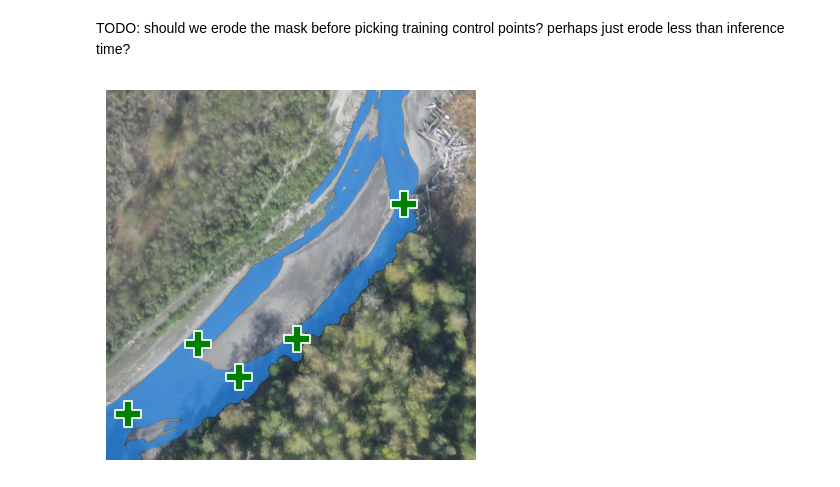
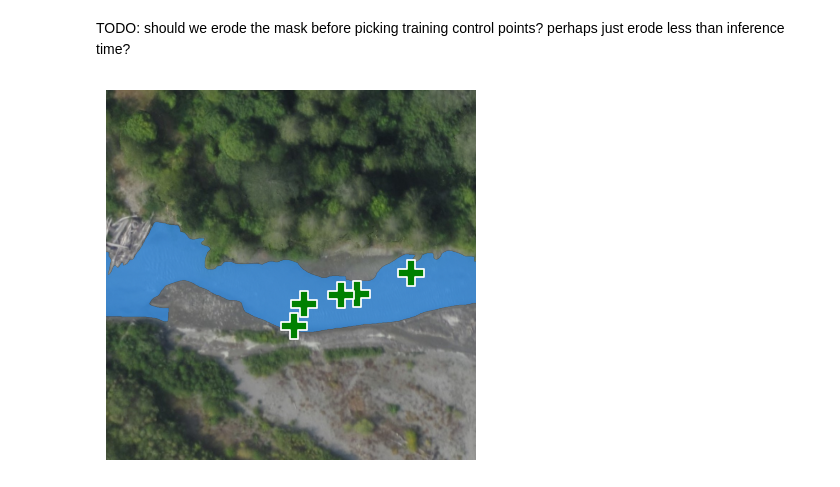
Before and after one commit to StefanTodoran/elwha-segmentation, a Jupyter notebook: book/chapters/masking.ipynb, the cells around one changed output. Cells and saved outputs as stored; diff of their text form; code cells hidden in the pictures.

Commit message:
major work on model training and eval, on data processing, and misc other

```diff
--- a/book/chapters/masking.ipynb
+++ b/book/chapters/masking.ipynb
@@ -26,7 +31,7 @@ The difference in reflectance then results in the contrast between the river and
 from datasets import load_dataset, Dataset
 
 # TODO: not sure if this is actually Dataset type, load_dataset can return one of many types
-dataset: Dataset = load_dataset("stodoran/elwha-segmentation-tiny", split="validation") # type: ignore
+dataset: Dataset = load_dataset("stodoran/elwha-segmentation-tiny", split="train") # type: ignore
 print(dataset)
 # %% [output]
 Dataset({
@@ -53,11 +58,11 @@ def showControlPoints(coords, labels, ax, marker_size=375):
     ax.scatter(pos_points[:, 0], pos_points[:, 1], color="green", marker="P", s=marker_size, edgecolor="white", linewidth=1.25)
     ax.scatter(neg_points[:, 0], neg_points[:, 1], color="red", marker="X", s=marker_size, edgecolor="white", linewidth=1.25)
 
-def previewDatapoint(datapoint, points = None):
+def previewDatapoint(datapoint, points = None, mask = True):
     fig, axes = plt.subplots()
 
     axes.imshow(datapoint["image"])
-    overlayMask(np.array(datapoint["label"]), axes)
+    if mask: overlayMask(np.array(datapoint["label"]), axes)
     if points: showControlPoints(*points, axes) # type: ignore
 
     axes.axis("off")
@@ -67,0 +69,3 @@ previewDatapoint(dataset[0])
+# %%
+sample_datapoint = dataset[5]
+previewDatapoint(sample_datapoint)
@@ -120,6 +126,7 @@ def generateInputPointsFromMask(
   numNegative = None,
   positiveSrcMask = None,
   numPositive = None,
+  doPerturbation = False, # TODO: Implement this!
 ):
   input_points = []
   input_labels = []
@@ -153,9 +160,9 @@ def generateInputPointsFromMask(
 # %% [markdown]
 TODO: should we erode the mask before picking training control points? perhaps just erode less than inference time?
 # %%
-points = generateInputPointsFromMask(numPositive=5, mask=np.array(dataset[0]["label"]))
-previewDatapoint(dataset[0], points)
+points = generateInputPointsFromMask(numPositive=5, mask=np.array(sample_datapoint["label"]))
+previewDatapoint(sample_datapoint, points)
 # %% [output]
-[figure, old version]
+[figure, new version]
 # %%
 from torch.utils.data import Dataset
```
Also changed, not shown: parts of 21 cells of this notebook, 4 other files.
